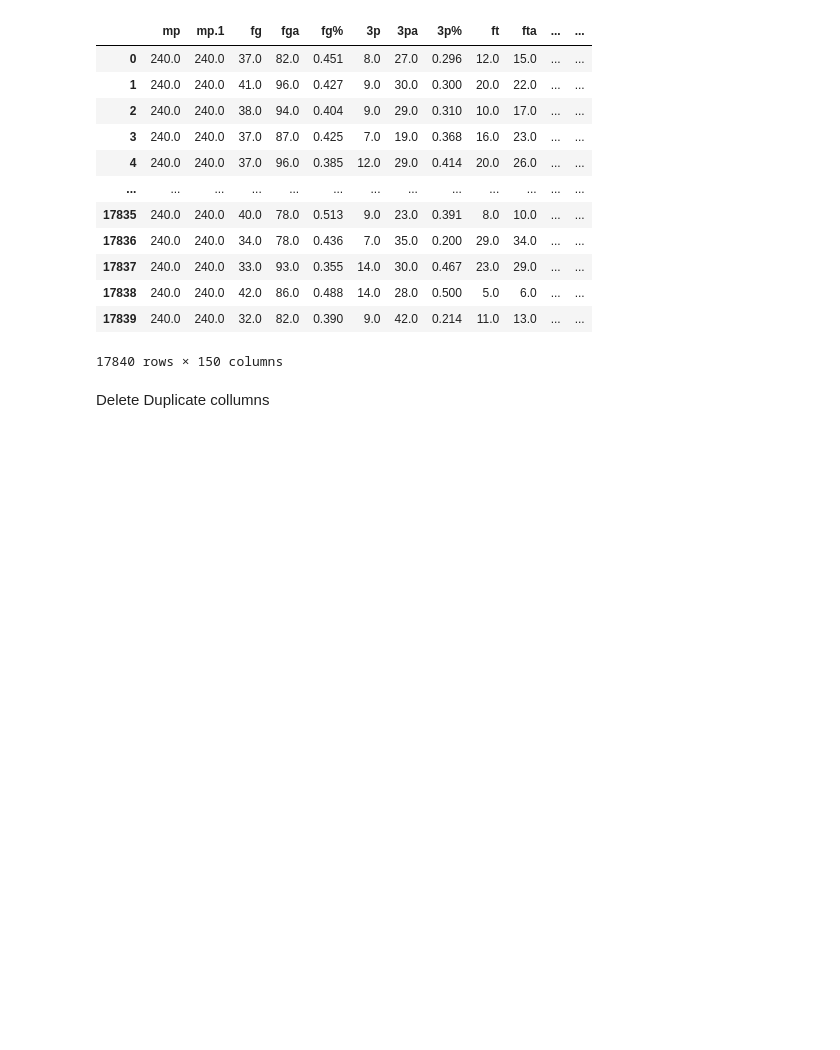
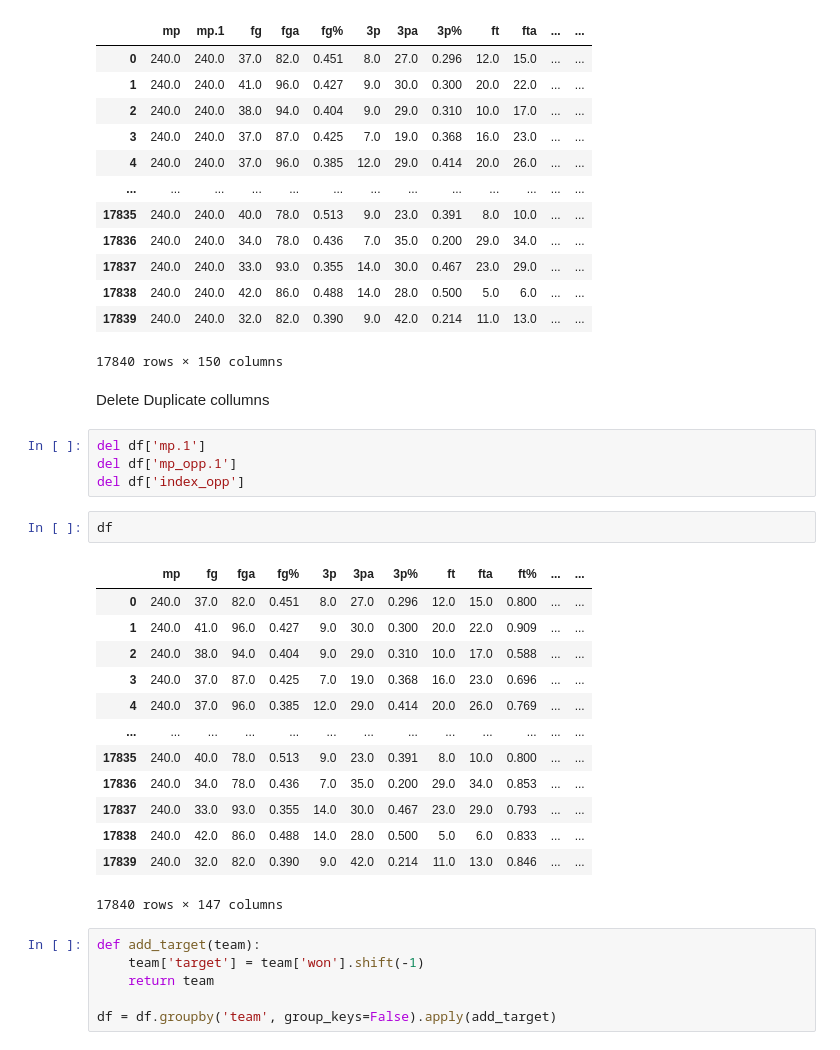
Before and after one commit to ABay23/nba-predictor, a Jupyter notebook: predict.ipynb, the cells around one changed output. Cells and saved outputs as stored; diff of their text form; blank space fills up the shorter version.

Commit message:
Target and teams

```diff
--- a/predict.ipynb
+++ b/predict.ipynb
@@ -42,3 +42,29 @@ df
 17840 rows × 150 columns
 # %% [markdown]
 Delete Duplicate collumns
+# %%
+del df['mp.1']
+del df['mp_opp.1']
+del df['index_opp']
+# %%
+df
+# %% [output]
+|  | mp | fg | fga | fg% | 3p | 3pa | 3p% | ft | fta | ft% | ... | ... |
+| 0 | 240.0 | 37.0 | 82.0 | 0.451 | 8.0 | 27.0 | 0.296 | 12.0 | 15.0 | 0.800 | ... | ... |
+| 1 | 240.0 | 41.0 | 96.0 | 0.427 | 9.0 | 30.0 | 0.300 | 20.0 | 22.0 | 0.909 | ... | ... |
+| 2 | 240.0 | 38.0 | 94.0 | 0.404 | 9.0 | 29.0 | 0.310 | 10.0 | 17.0 | 0.588 | ... | ... |
+| 3 | 240.0 | 37.0 | 87.0 | 0.425 | 7.0 | 19.0 | 0.368 | 16.0 | 23.0 | 0.696 | ... | ... |
+| 4 | 240.0 | 37.0 | 96.0 | 0.385 | 12.0 | 29.0 | 0.414 | 20.0 | 26.0 | 0.769 | ... | ... |
+| ... | ... | ... | ... | ... | ... | ... | ... | ... | ... | ... | ... | ... |
+| 17835 | 240.0 | 40.0 | 78.0 | 0.513 | 9.0 | 23.0 | 0.391 | 8.0 | 10.0 | 0.800 | ... | ... |
+| 17836 | 240.0 | 34.0 | 78.0 | 0.436 | 7.0 | 35.0 | 0.200 | 29.0 | 34.0 | 0.853 | ... | ... |
+| 17837 | 240.0 | 33.0 | 93.0 | 0.355 | 14.0 | 30.0 | 0.467 | 23.0 | 29.0 | 0.793 | ... | ... |
+| 17838 | 240.0 | 42.0 | 86.0 | 0.488 | 14.0 | 28.0 | 0.500 | 5.0 | 6.0 | 0.833 | ... | ... |
+| 17839 | 240.0 | 32.0 | 82.0 | 0.390 | 9.0 | 42.0 | 0.214 | 11.0 | 13.0 | 0.846 | ... | ... |
+17840 rows × 147 columns
+# %%
+def add_target(team):
+    team['target'] = team['won'].shift(-1)
+    return team
+
+df = df.groupby('team', group_keys=False).apply(add_target)
```
Also changed, not shown: parts of 2 cells of this notebook.
